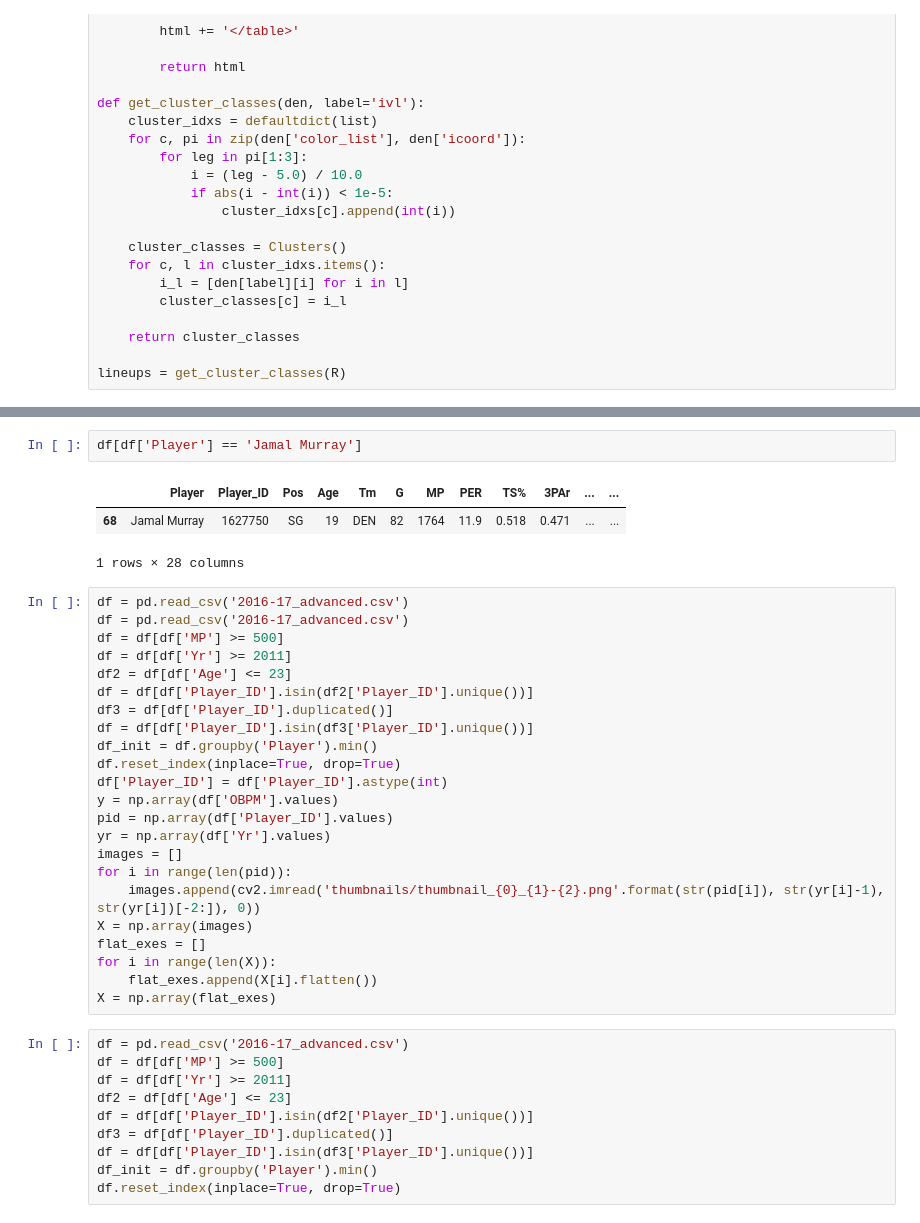
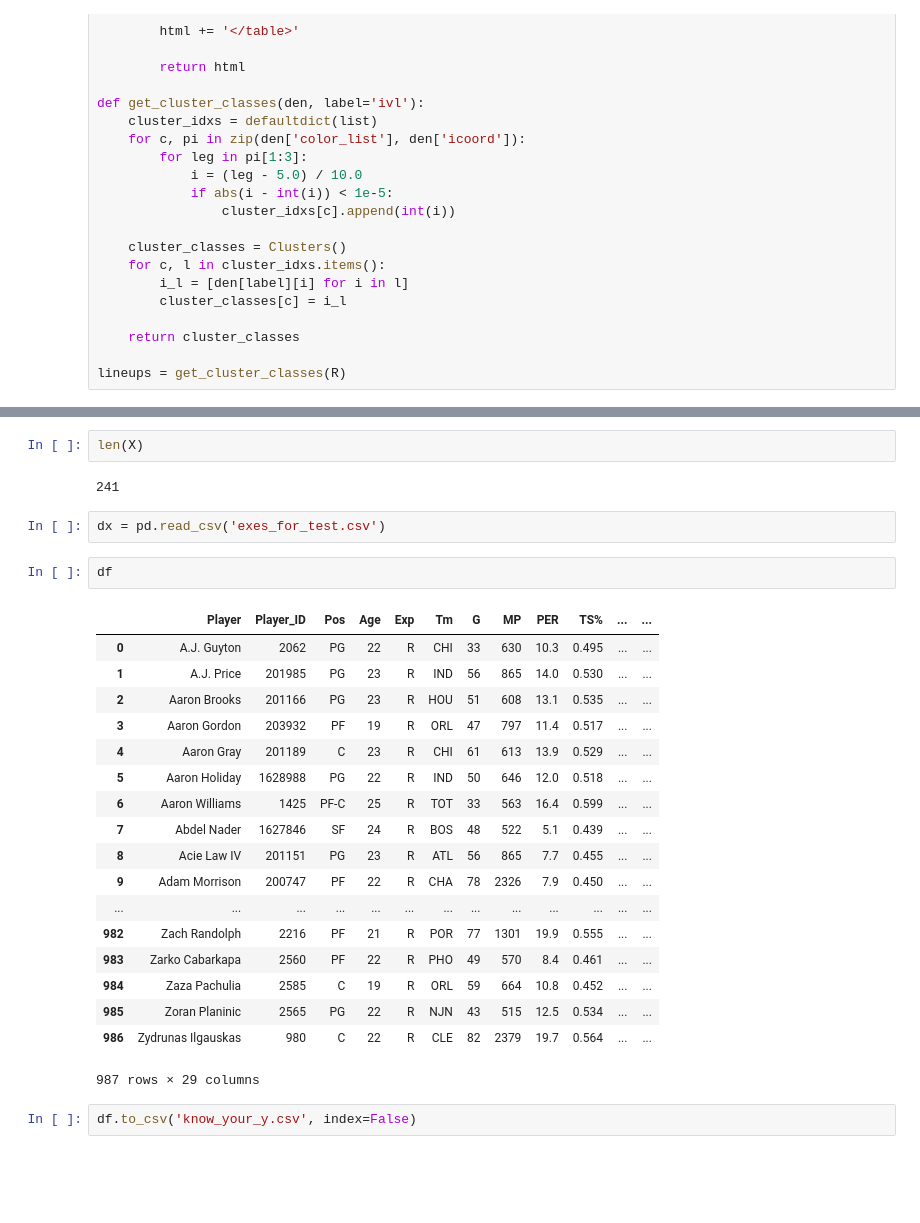
Before and after one commit to RetepAdam/shot_charts, a Jupyter notebook: HClust.ipynb, the cells around one changed output, grey strips where cells are left out. Saved outputs shown, nothing was run; the diff lists cells and outputs as text; blank space fills up the shorter version.

```diff
--- a/HClust.ipynb
+++ b/HClust.ipynb
@@ -182,39 +176,29 @@ for ok in range(len(list(lineups.values()))):
-# %%
-df[df['Player'] == 'Jamal Murray']
-# %% [output]
-|  | Player | Player_ID | Pos | Age | Tm | G | MP | PER | TS% | 3PAr | ... | ... |
-| 68 | Jamal Murray | 1627750 | SG | 19 | DEN | 82 | 1764 | 11.9 | 0.518 | 0.471 | ... | ... |
-1 rows × 28 columns
-# %%
-df = pd.read_csv('2016-17_advanced.csv')
-df = pd.read_csv('2016-17_advanced.csv')
-df = df[df['MP'] >= 500]
-df = df[df['Yr'] >= 2011]
-df2 = df[df['Age'] <= 23]
-df = df[df['Player_ID'].isin(df2['Player_ID'].unique())]
-df3 = df[df['Player_ID'].duplicated()]
-df = df[df['Player_ID'].isin(df3['Player_ID'].unique())]
-df_init = df.groupby('Player').min()
-df.reset_index(inplace=True, drop=True)
-df['Player_ID'] = df['Player_ID'].astype(int)
-y = np.array(df['OBPM'].values)
-pid = np.array(df['Player_ID'].values)
-yr = np.array(df['Yr'].values)
-images = []
-for i in range(len(pid)):
-    images.append(cv2.imread('thumbnails/thumbnail_{0}_{1}-{2}.png'.format(str(pid[i]), str(yr[i]-1), str(yr[i])[-2:]), 0))
-X = np.array(images)
-flat_exes = []
-for i in range(len(X)):
-    flat_exes.append(X[i].flatten())
-X = np.array(flat_exes)
-# %%
-df = pd.read_csv('2016-17_advanced.csv')
-df = df[df['MP'] >= 500]
-df = df[df['Yr'] >= 2011]
-df2 = df[df['Age'] <= 23]
-df = df[df['Player_ID'].isin(df2['Player_ID'].unique())]
-df3 = df[df['Player_ID'].duplicated()]
-df = df[df['Player_ID'].isin(df3['Player_ID'].unique())]
-df_init = df.groupby('Player').min()
-df.reset_index(inplace=True, drop=True)
+# %%
+len(X)
+# %% [output]
+241
+# %%
+dx = pd.read_csv('exes_for_test.csv')
+# %%
+df
+# %% [output]
+|  | Player | Player_ID | Pos | Age | Exp | Tm | G | MP | PER | TS% | ... | ... |
+| 0 | A.J. Guyton | 2062 | PG | 22 | R | CHI | 33 | 630 | 10.3 | 0.495 | ... | ... |
+| 1 | A.J. Price | 201985 | PG | 23 | R | IND | 56 | 865 | 14.0 | 0.530 | ... | ... |
+| 2 | Aaron Brooks | 201166 | PG | 23 | R | HOU | 51 | 608 | 13.1 | 0.535 | ... | ... |
+| 3 | Aaron Gordon | 203932 | PF | 19 | R | ORL | 47 | 797 | 11.4 | 0.517 | ... | ... |
+| 4 | Aaron Gray | 201189 | C | 23 | R | CHI | 61 | 613 | 13.9 | 0.529 | ... | ... |
+| 5 | Aaron Holiday | 1628988 | PG | 22 | R | IND | 50 | 646 | 12.0 | 0.518 | ... | ... |
+| 6 | Aaron Williams | 1425 | PF-C | 25 | R | TOT | 33 | 563 | 16.4 | 0.599 | ... | ... |
+| 7 | Abdel Nader | 1627846 | SF | 24 | R | BOS | 48 | 522 | 5.1 | 0.439 | ... | ... |
+| 8 | Acie Law IV | 201151 | PG | 23 | R | ATL | 56 | 865 | 7.7 | 0.455 | ... | ... |
+| 9 | Adam Morrison | 200747 | PF | 22 | R | CHA | 78 | 2326 | 7.9 | 0.450 | ... | ... |
+| ... | ... | ... | ... | ... | ... | ... | ... | ... | ... | ... | ... | ... |
+| 982 | Zach Randolph | 2216 | PF | 21 | R | POR | 77 | 1301 | 19.9 | 0.555 | ... | ... |
+| 983 | Zarko Cabarkapa | 2560 | PF | 22 | R | PHO | 49 | 570 | 8.4 | 0.461 | ... | ... |
+| 984 | Zaza Pachulia | 2585 | C | 19 | R | ORL | 59 | 664 | 10.8 | 0.452 | ... | ... |
+| 985 | Zoran Planinic | 2565 | PG | 22 | R | NJN | 43 | 515 | 12.5 | 0.534 | ... | ... |
+| 986 | Zydrunas Ilgauskas | 980 | C | 22 | R | CLE | 82 | 2379 | 19.7 | 0.564 | ... | ... |
+987 rows × 29 columns
+# %%
+df.to_csv('know_your_y.csv', index=False)
```
Also changed, not shown: parts of 5 cells of this notebook, 5 other files.
